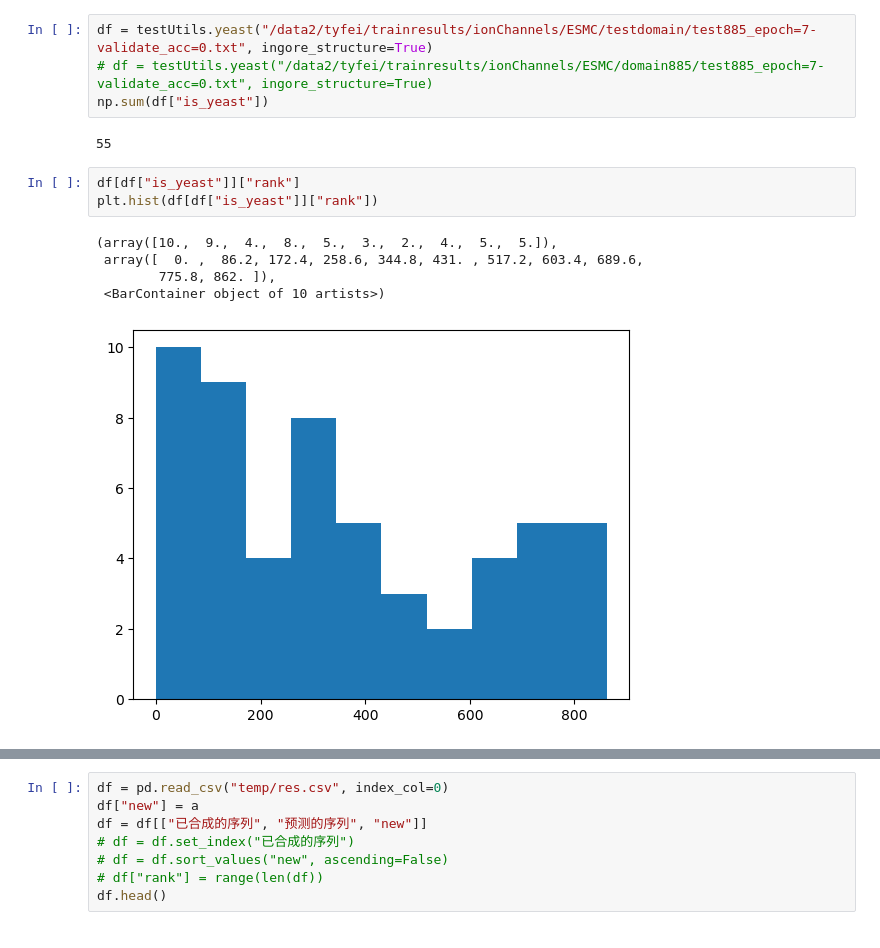
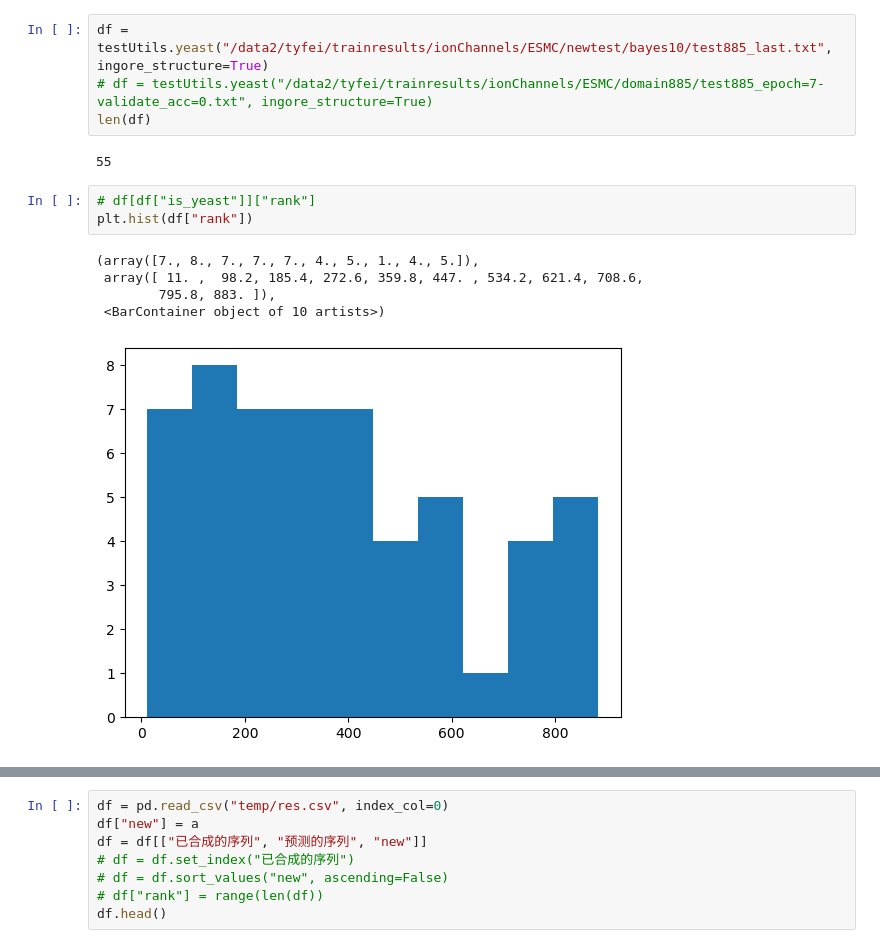
Before and after one commit to tyfei0216/ionChannel, a Jupyter notebook: test.ipynb, the cells around one changed output, grey strips where cells are left out. Drawn from its saved outputs; the diff is of its cells as text.

```diff
--- a/test.ipynb
+++ b/test.ipynb
@@ -97,16 +91,16 @@ SignificanceResult(statistic=0.10723732271960099, pvalue=0.2738920446832983)
 # %%
-df = testUtils.yeast("/data2/tyfei/trainresults/ionChannels/ESMC/testdomain/test885_epoch=7-validate_acc=0.txt", ingore_structure=True)
+df = testUtils.yeast("/data2/tyfei/trainresults/ionChannels/ESMC/newtest/bayes10/test885_last.txt", ingore_structure=True)
 # df = testUtils.yeast("/data2/tyfei/trainresults/ionChannels/ESMC/domain885/test885_epoch=7-validate_acc=0.txt", ingore_structure=True)
-np.sum(df["is_yeast"])
+len(df)
 # %% [output]
 55
 # %%
-df[df["is_yeast"]]["rank"]
-plt.hist(df[df["is_yeast"]]["rank"])
+# df[df["is_yeast"]]["rank"]
+plt.hist(df["rank"])
 # %% [output]
-(array([10.,  9.,  4.,  8.,  5.,  3.,  2.,  4.,  5.,  5.]),
- array([  0. ,  86.2, 172.4, 258.6, 344.8, 431. , 517.2, 603.4, 689.6,
-        775.8, 862. ]),
+(array([7., 8., 7., 7., 7., 4., 5., 1., 4., 5.]),
+ array([ 11. ,  98.2, 185.4, 272.6, 359.8, 447. , 534.2, 621.4, 708.6,
+        795.8, 883. ]),
  <BarContainer object of 10 artists>)
-[figure, old version]
+[figure, new version]
 # %%
```
Also changed, not shown: parts of 10 cells of this notebook, 13 other files.
